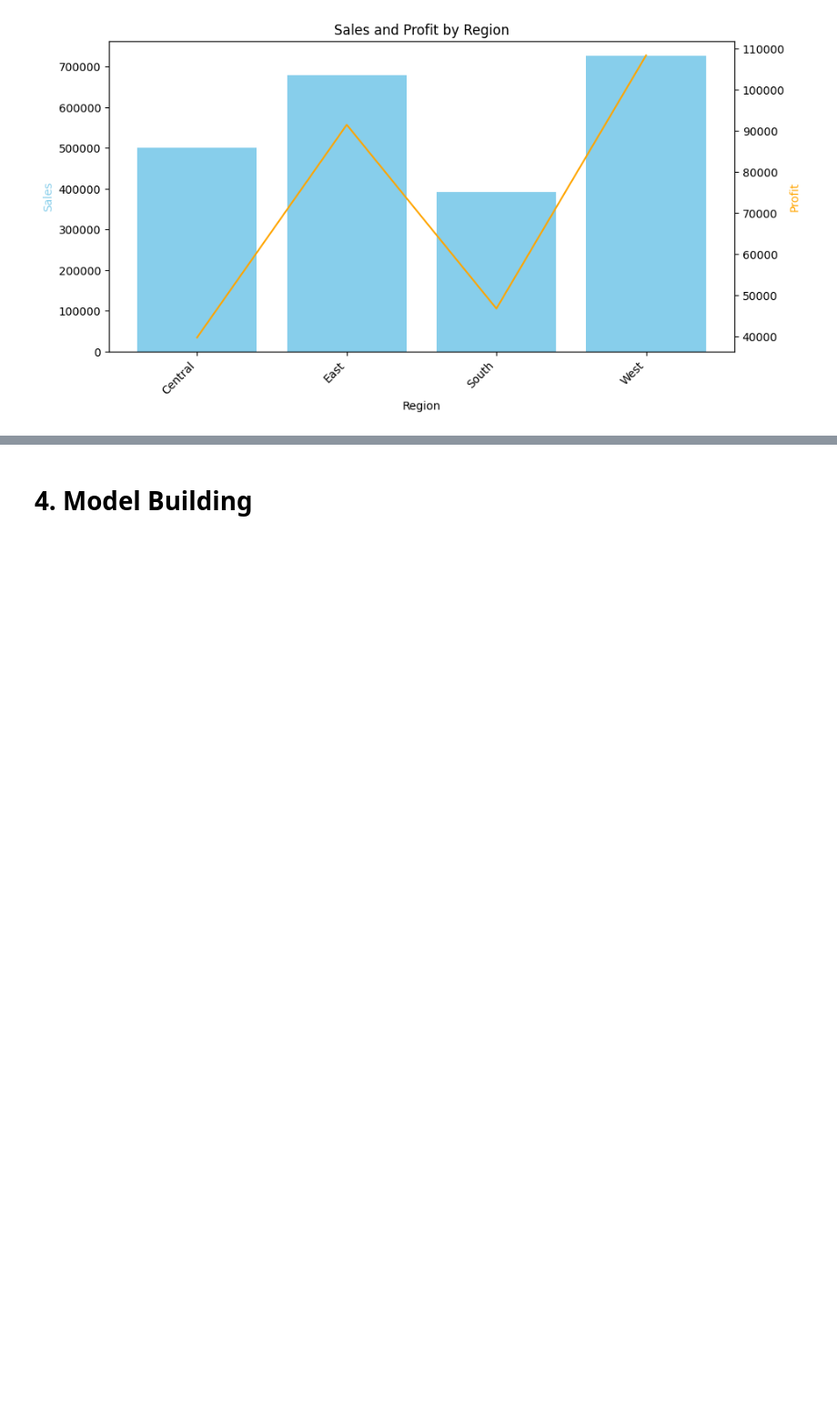
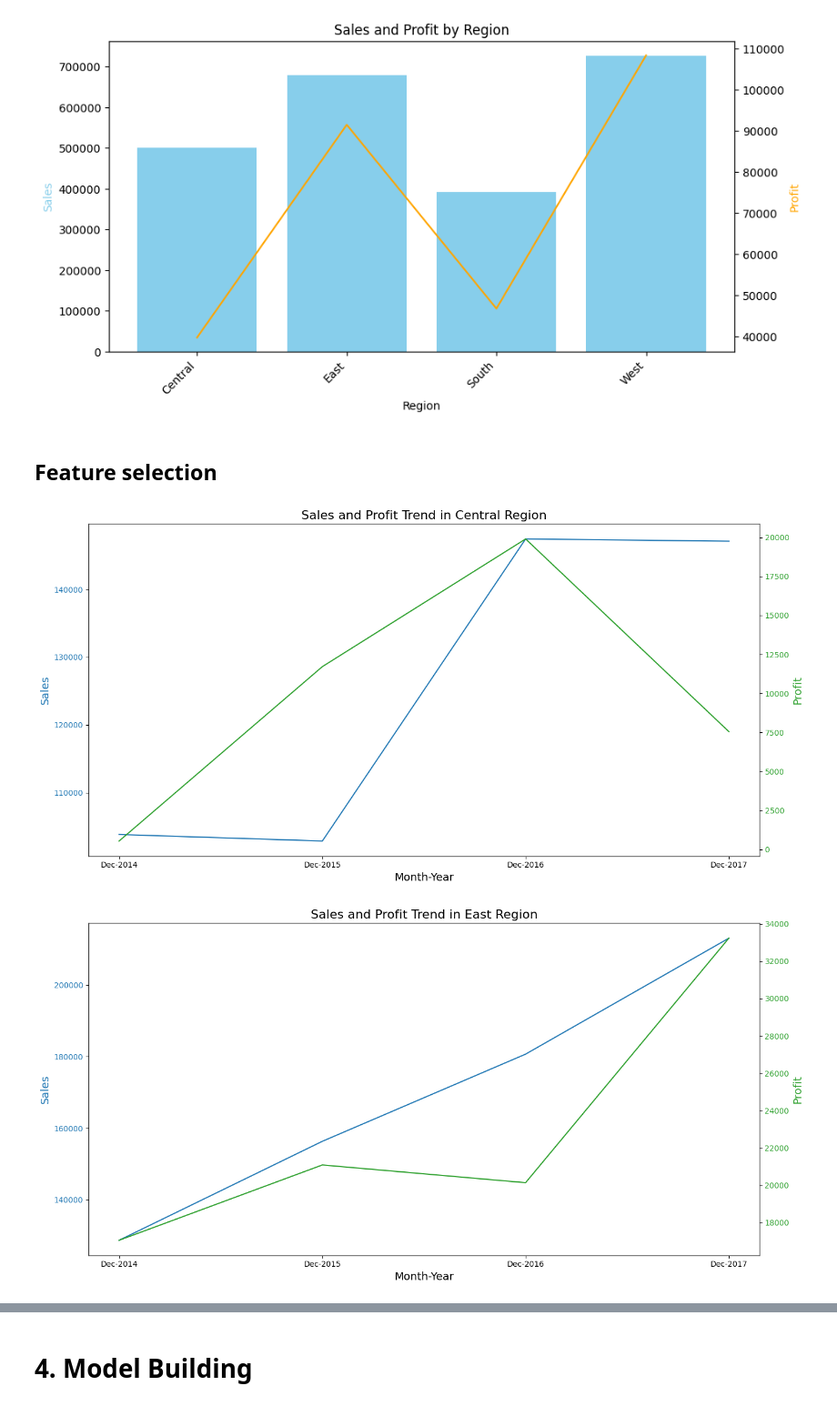
Before and after one commit to aihtn2708/DA-Life-Cycle, a Jupyter notebook: DA_Life_Cycle.ipynb, the cells around one changed output, grey strips where cells are left out. Shown at 91% size. Drawn from its saved outputs; the diff is of its cells as text; code cells hidden in the pictures; blank space fills up the shorter version.

```diff
--- a/DA_Life_Cycle.ipynb
+++ b/DA_Life_Cycle.ipynb
@@ -442,3 +424,38 @@ plt.title('Sales and Profit by Region')
 plt.show()
 # %% [output]
 [figure]
+# %% [markdown]
+## Feature selection
+# %%
+# Group by YearMonth and Region and sum Sales and Profit, selecting only numeric columns for the sum operation
+grouped_data = plot_data.groupby(['YearMonth', 'Region'])[['Sales', 'Profit']].sum().reset_index()
+
+# Update grouped_data with readable date format
+grouped_data['ReadableDate'] = grouped_data['YearMonth'].dt.strftime('%b-%Y')
+
+# Create plots for each region
+regions = grouped_data['Region'].unique()
+
+# Plot Sales and Profit across regions and months with readable date format
+for region in regions:
+    region_data = grouped_data[grouped_data['Region'] == region]
+    fig, ax1 = plt.subplots(figsize=(14, 7))
+
+    ax1.set_title(f'Sales and Profit Trend in {region} Region', fontsize=16)
+    ax1.set_xlabel('Month-Year', fontsize=14)
+    ax1.set_ylabel('Sales', fontsize=14, color='tab:blue')
+
+    ax1.plot(region_data['ReadableDate'], region_data['Sales'], label='Sales', color='tab:blue')
+    ax1.tick_params(axis='y', labelcolor='tab:blue')
+
+    ax2 = ax1.twinx()
+    ax2.set_ylabel('Profit', fontsize=14, color='tab:green')
+    ax2.plot(region_data['ReadableDate'], region_data['Profit'], label='Profit', color='tab:green')
+    ax2.tick_params(axis='y', labelcolor='tab:green')
+
+    fig.tight_layout()
+    plt.xticks(rotation=45)
+    plt.show()
+# %% [output]
+[figure, added]
+[figure, added]
```
Also changed, not shown: parts of 13 cells of this notebook.
